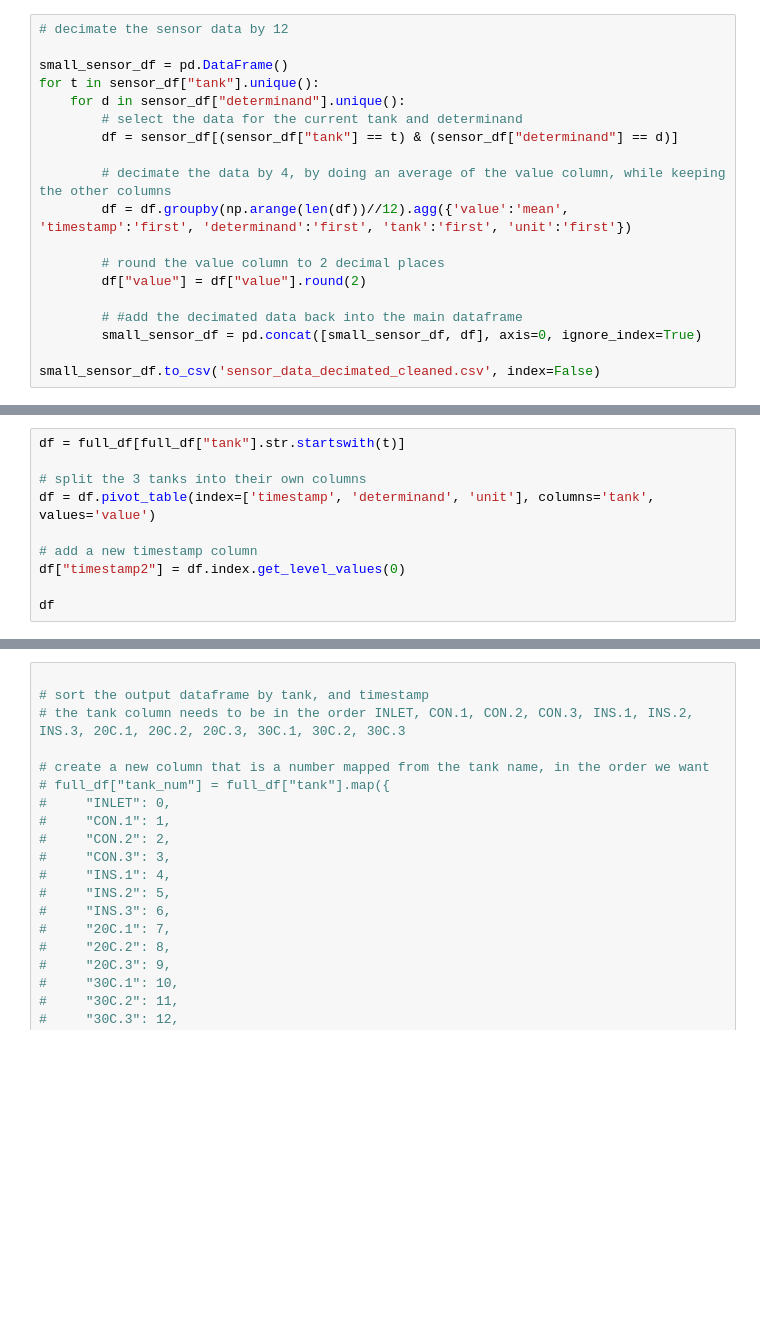
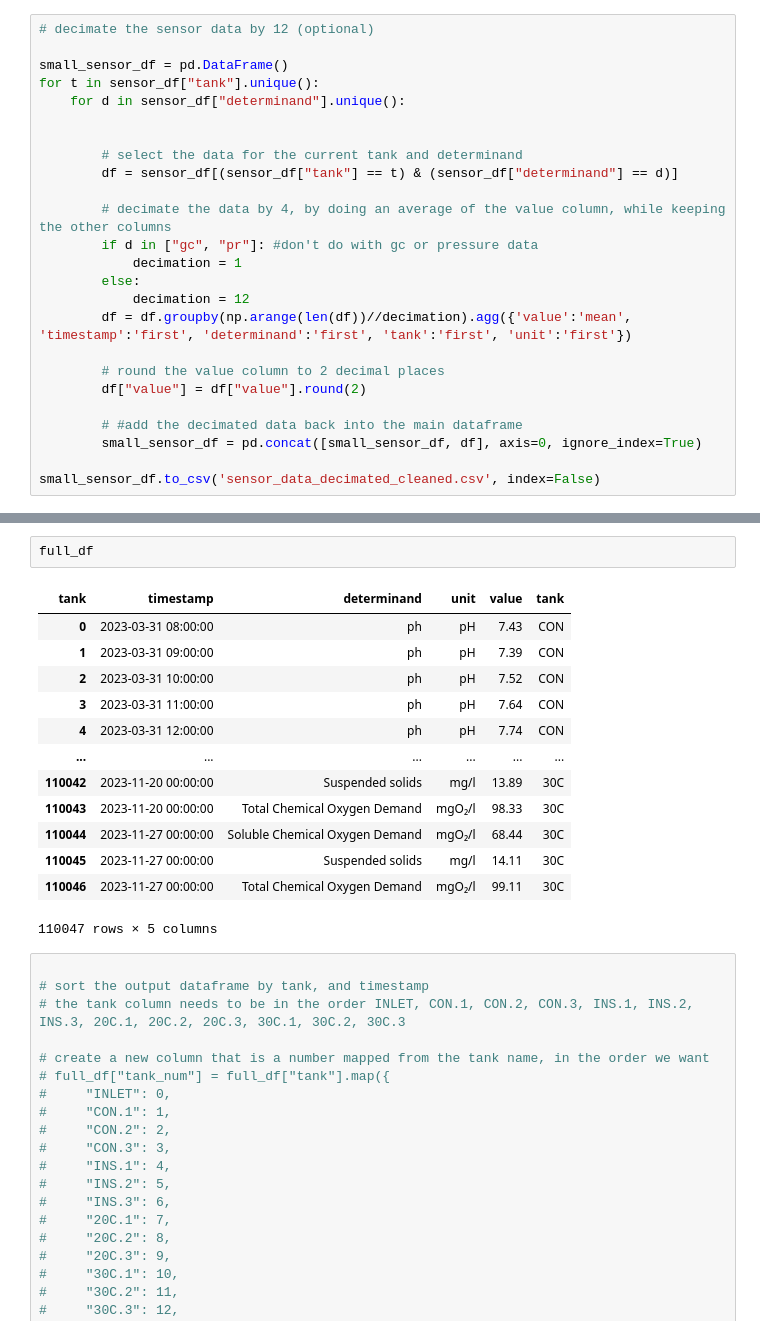
Before and after one commit to calcut/gauldry-lab-data, a Jupyter notebook: data_processing.ipynb, the cells around one changed output, grey strips where cells are left out. Saved outputs shown, nothing was run; the diff lists cells and outputs as text; blank space fills up the shorter version.

```diff
--- a/data_processing.ipynb
+++ b/data_processing.ipynb
@@ -301,14 +300,20 @@ sensor_df
 # %%
-# decimate the sensor data by 12
+# decimate the sensor data by 12 (optional)
 
 small_sensor_df = pd.DataFrame()
 for t in sensor_df["tank"].unique():
     for d in sensor_df["determinand"].unique():
+
+
         # select the data for the current tank and determinand
         df = sensor_df[(sensor_df["tank"] == t) & (sensor_df["determinand"] == d)]
 
         # decimate the data by 4, by doing an average of the value column, while keeping the other columns
-        df = df.groupby(np.arange(len(df))//12).agg({'value':'mean', 'timestamp':'first', 'determinand':'first', 'tank':'first', 'unit':'first'})
+        if d in ["gc", "pr"]: #don't do with gc or pressure data
+            decimation = 1
+        else:
+            decimation = 12
+        df = df.groupby(np.arange(len(df))//decimation).agg({'value':'mean', 'timestamp':'first', 'determinand':'first', 'tank':'first', 'unit':'first'})
 
         # round the value column to 2 decimal places
         df["value"] = df["value"].round(2)
@@ -342,11 +350 @@ full_df
-# %%
-df = full_df[full_df["tank"].str.startswith(t)]
-
-# split the 3 tanks into their own columns
-df = df.pivot_table(index=['timestamp', 'determinand', 'unit'], columns='tank', values='value')
-
-# add a new timestamp column
-df["timestamp2"] = df.index.get_level_values(0)
-
-df
 # %%
@@ -423,6 +423,22 @@ full_df = pd.concat([avg_sensor_df, avg_lab_df], axis=0, ignore_index=True)
 
 # debug_df = avg_sensor_df.copy()
 # debug_df= debug_df[debug_df["determinand"] == "Ammonia"]
+# %%
+full_df
+# %% [output]
+| tank | timestamp | determinand | unit | value | tank |
+| 0 | 2023-03-31 08:00:00 | ph | pH | 7.43 | CON |
+| 1 | 2023-03-31 09:00:00 | ph | pH | 7.39 | CON |
+| 2 | 2023-03-31 10:00:00 | ph | pH | 7.52 | CON |
+| 3 | 2023-03-31 11:00:00 | ph | pH | 7.64 | CON |
+| 4 | 2023-03-31 12:00:00 | ph | pH | 7.74 | CON |
+| ... | ... | ... | ... | ... | ... |
+| 110042 | 2023-11-20 00:00:00 | Suspended solids | mg/l | 13.89 | 30C |
+| 110043 | 2023-11-20 00:00:00 | Total Chemical Oxygen Demand | mgO₂/l | 98.33 | 30C |
+| 110044 | 2023-11-27 00:00:00 | Soluble Chemical Oxygen Demand | mgO₂/l | 68.44 | 30C |
+| 110045 | 2023-11-27 00:00:00 | Suspended solids | mg/l | 14.11 | 30C |
+| 110046 | 2023-11-27 00:00:00 | Total Chemical Oxygen Demand | mgO₂/l | 99.11 | 30C |
+110047 rows × 5 columns
 # %%
 
 # sort the output dataframe by tank, and timestamp
```
Also changed, not shown: parts of 18 cells of this notebook, 9 other files.
